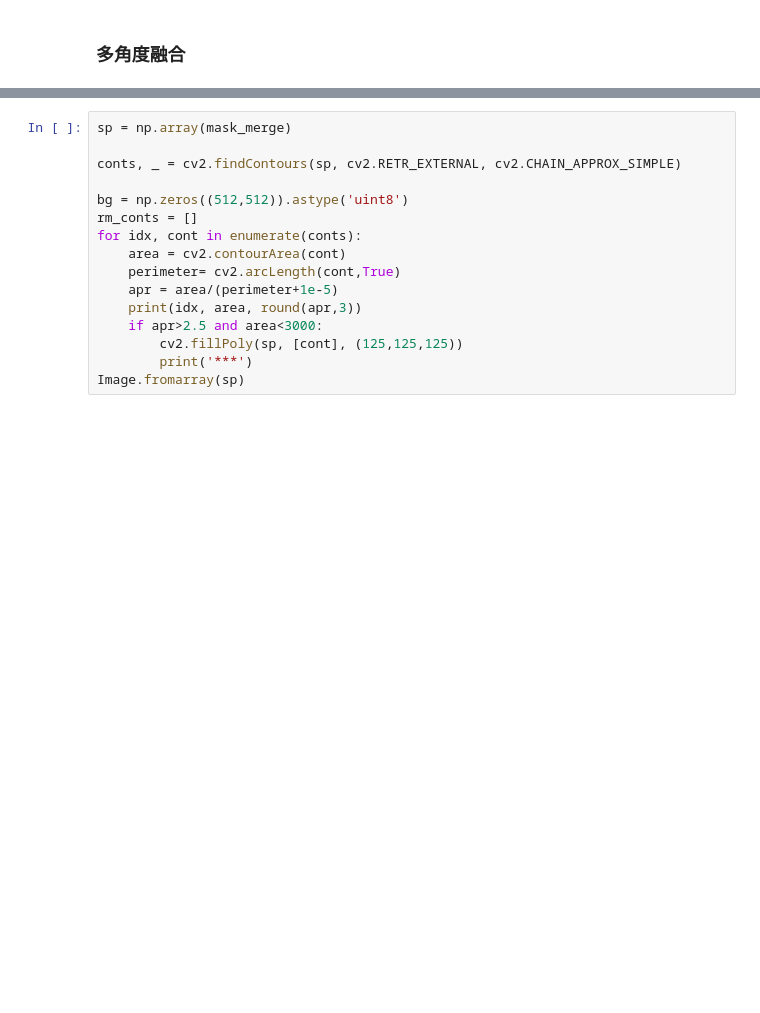
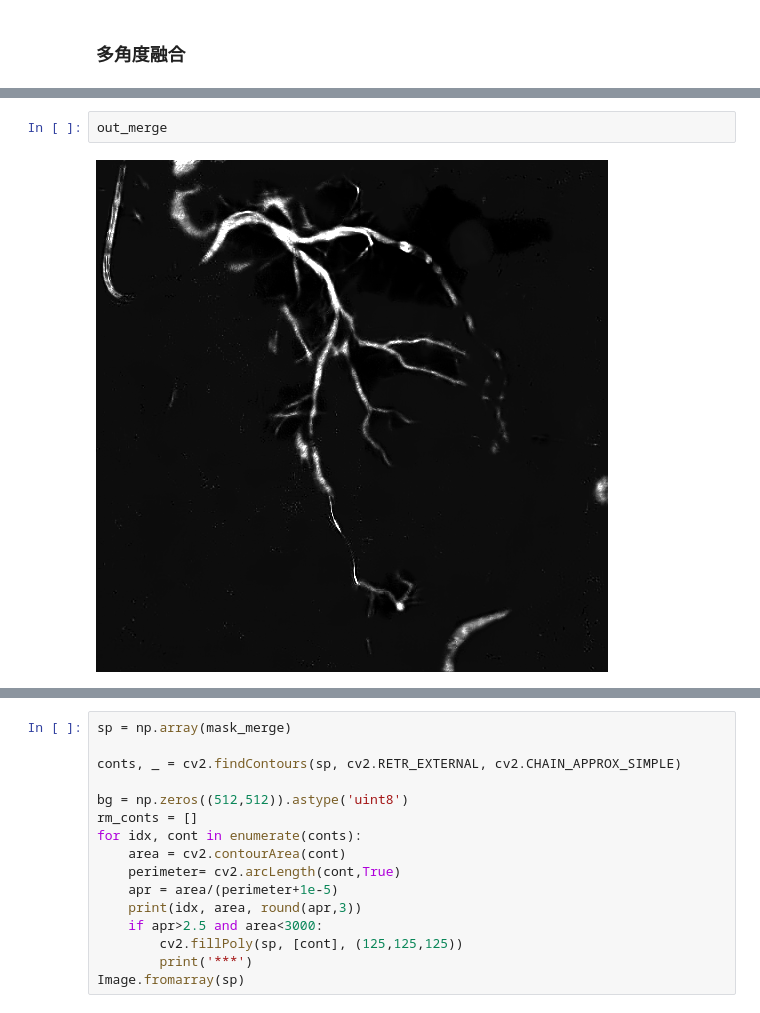
Before and after one commit to newfyu/DSAGAN, a Jupyter notebook: dev-Copy1.ipynb, the cells around one changed output, grey strips where cells are left out. Cells and saved outputs as stored; diff of their text form; blank space fills up the shorter version.

```diff
--- a/dev-Copy1.ipynb
+++ b/dev-Copy1.ipynb
@@ -96,0 +103,4 @@ B1
+# %%
+out_merge
+# %% [output]
+[figure, added]
```
Also changed, not shown: parts of 4 cells of this notebook, 3 other files.
